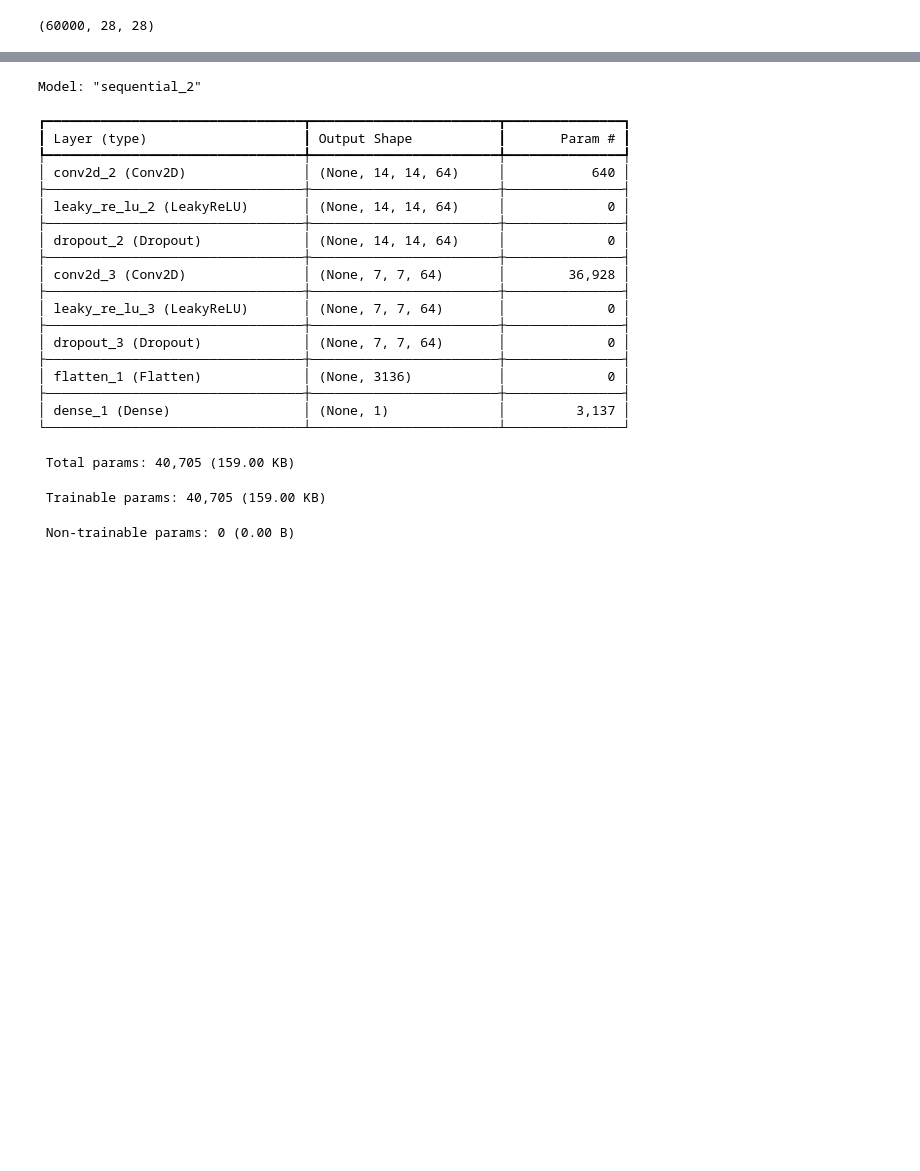
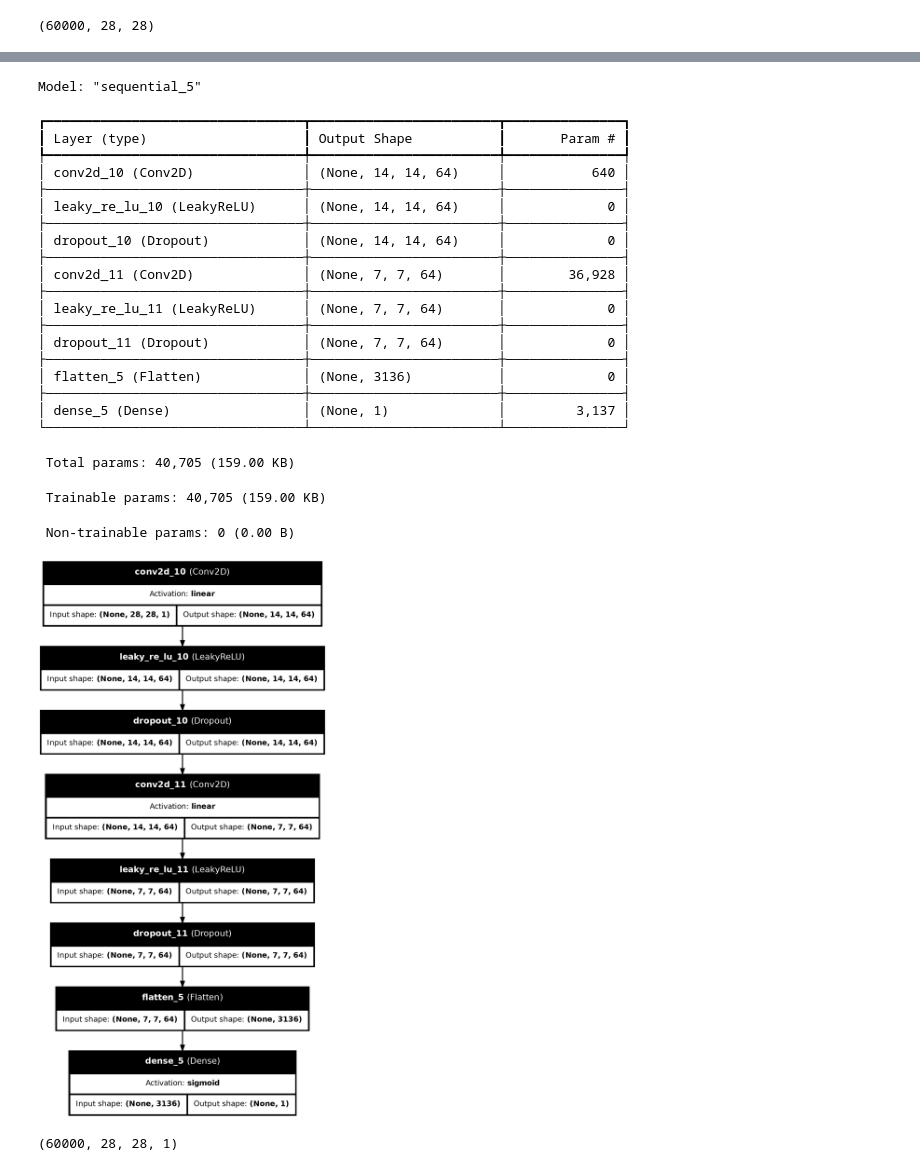
Before and after one commit to Nayab-Gauhar/Using-GAN-to-generate-the-FM-matrix-Autism-, a Jupyter notebook: GAN_FROM_SCRATCH.ipynb, the cells around one changed output, grey strips where cells are left out. Saved outputs shown, nothing was run; the diff lists cells and outputs as text; code cells hidden in the pictures; blank space fills up the shorter version.

```diff
--- a/GAN_FROM_SCRATCH.ipynb
+++ b/GAN_FROM_SCRATCH.ipynb
@@ -60,27 +41,29 @@ ERROR: Operation cancelled by user
 # %%
 model=define_discriminator()
 model.summary()
+plot_model(model,to_file='Discriminator.png',show_layer_names=True,show_shapes=True,show_layer_activations=True)
 # %% [output]
-Model: "sequential_2"
+Model: "sequential_5"
 ┏━━━━━━━━━━━━━━━━━━━━━━━━━━━━━━━━━┳━━━━━━━━━━━━━━━━━━━━━━━━┳━━━━━━━━━━━━━━━┓
 ┃ Layer (type)                    ┃ Output Shape           ┃       Param # ┃
 ┡━━━━━━━━━━━━━━━━━━━━━━━━━━━━━━━━━╇━━━━━━━━━━━━━━━━━━━━━━━━╇━━━━━━━━━━━━━━━┩
-│ conv2d_2 (Conv2D)               │ (None, 14, 14, 64)     │           640 │
+│ conv2d_10 (Conv2D)              │ (None, 14, 14, 64)     │           640 │
 ├─────────────────────────────────┼────────────────────────┼───────────────┤
-│ leaky_re_lu_2 (LeakyReLU)       │ (None, 14, 14, 64)     │             0 │
+│ leaky_re_lu_10 (LeakyReLU)      │ (None, 14, 14, 64)     │             0 │
 ├─────────────────────────────────┼────────────────────────┼───────────────┤
-│ dropout_2 (Dropout)             │ (None, 14, 14, 64)     │             0 │
+│ dropout_10 (Dropout)            │ (None, 14, 14, 64)     │             0 │
 ├─────────────────────────────────┼────────────────────────┼───────────────┤
-│ conv2d_3 (Conv2D)               │ (None, 7, 7, 64)       │        36,928 │
+│ conv2d_11 (Conv2D)              │ (None, 7, 7, 64)       │        36,928 │
 ├─────────────────────────────────┼────────────────────────┼───────────────┤
-│ leaky_re_lu_3 (LeakyReLU)       │ (None, 7, 7, 64)       │             0 │
+│ leaky_re_lu_11 (LeakyReLU)      │ (None, 7, 7, 64)       │             0 │
 ├─────────────────────────────────┼────────────────────────┼───────────────┤
-│ dropout_3 (Dropout)             │ (None, 7, 7, 64)       │             0 │
+│ dropout_11 (Dropout)            │ (None, 7, 7, 64)       │             0 │
 ├─────────────────────────────────┼────────────────────────┼───────────────┤
-│ flatten_1 (Flatten)             │ (None, 3136)           │             0 │
+│ flatten_5 (Flatten)             │ (None, 3136)           │             0 │
 ├─────────────────────────────────┼────────────────────────┼───────────────┤
-│ dense_1 (Dense)                 │ (None, 1)              │         3,137 │
+│ dense_5 (Dense)                 │ (None, 1)              │         3,137 │
 └─────────────────────────────────┴────────────────────────┴───────────────┘
  Total params: 40,705 (159.00 KB)
  Trainable params: 40,705 (159.00 KB)
  Non-trainable params: 0 (0.00 B)
+[figure, added]
@@ -86,0 +77,7 @@ Model: "sequential_2"
+# %%
+datasets = load_real_samples()
+datasets.shape
+# datasets[0]
+# plt.imshow(datasets[0])
+# %% [output]
+(60000, 28, 28, 1)
```
Also changed, not shown: parts of 12 cells of this notebook.
